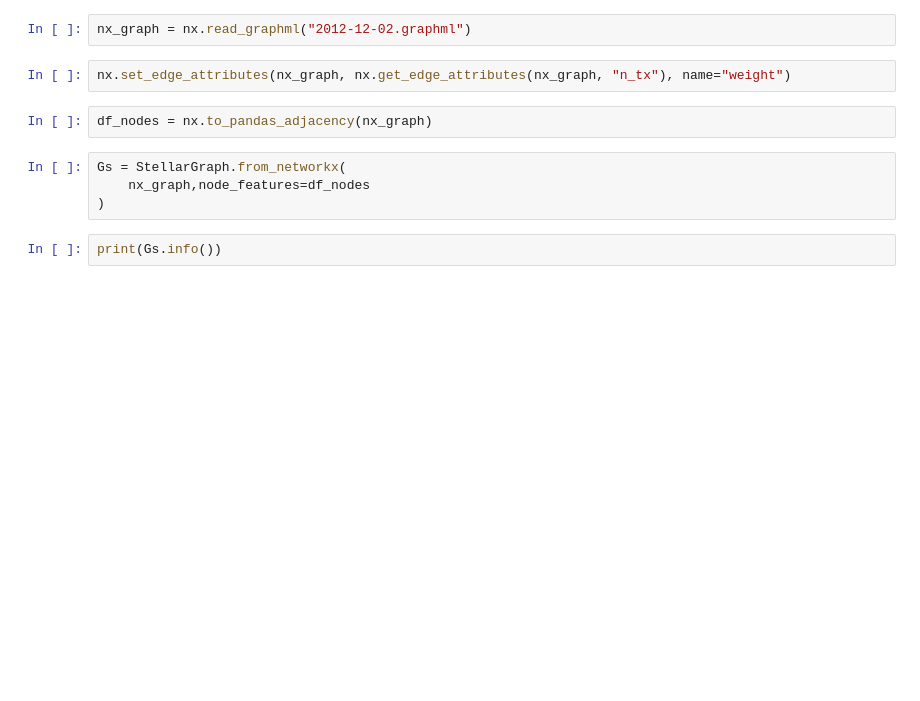
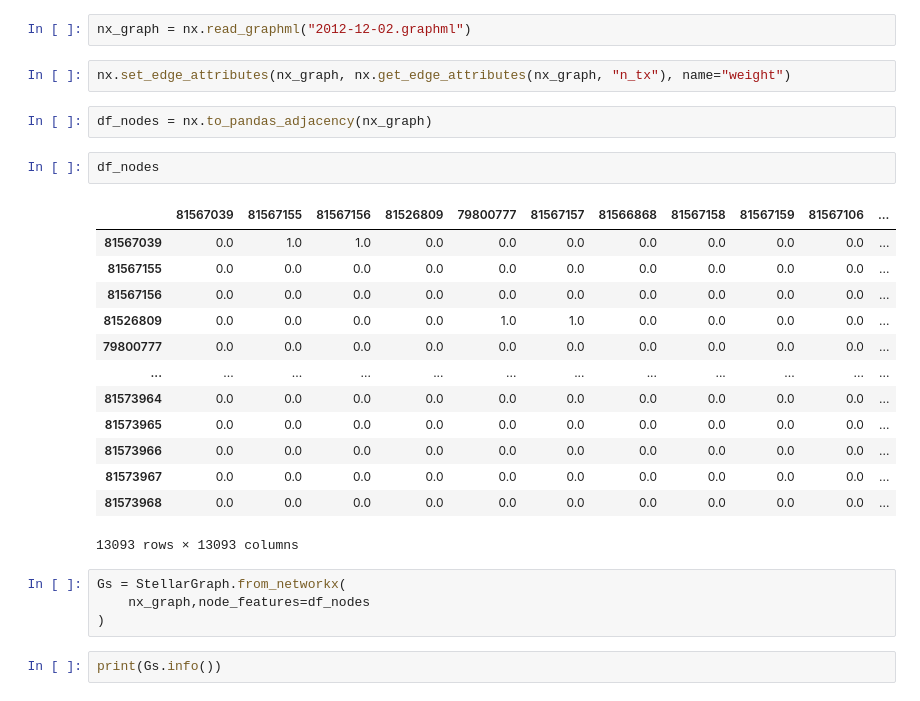
Before and after one commit to minghl/Link-Prediction-Matser-Project, a Jupyter notebook: Untitled.ipynb, the cells around one changed output. Drawn from its saved outputs; the diff is of its cells as text; blank space fills up the shorter version.

```diff
--- a/Untitled.ipynb
+++ b/Untitled.ipynb
@@ -31,6 +31,22 @@ nx_graph = nx.read_graphml("2012-12-02.graphml")
 nx.set_edge_attributes(nx_graph, nx.get_edge_attributes(nx_graph, "n_tx"), name="weight")
 # %%
 df_nodes = nx.to_pandas_adjacency(nx_graph)
+# %%
+df_nodes
+# %% [output]
+|  | 81567039 | 81567155 | 81567156 | 81526809 | 79800777 | 81567157 | 81566868 | 81567158 | 81567159 | 81567106 | ... |
+| 81567039 | 0.0 | 1.0 | 1.0 | 0.0 | 0.0 | 0.0 | 0.0 | 0.0 | 0.0 | 0.0 | ... |
+| 81567155 | 0.0 | 0.0 | 0.0 | 0.0 | 0.0 | 0.0 | 0.0 | 0.0 | 0.0 | 0.0 | ... |
+| 81567156 | 0.0 | 0.0 | 0.0 | 0.0 | 0.0 | 0.0 | 0.0 | 0.0 | 0.0 | 0.0 | ... |
+| 81526809 | 0.0 | 0.0 | 0.0 | 0.0 | 1.0 | 1.0 | 0.0 | 0.0 | 0.0 | 0.0 | ... |
+| 79800777 | 0.0 | 0.0 | 0.0 | 0.0 | 0.0 | 0.0 | 0.0 | 0.0 | 0.0 | 0.0 | ... |
+| ... | ... | ... | ... | ... | ... | ... | ... | ... | ... | ... | ... |
+| 81573964 | 0.0 | 0.0 | 0.0 | 0.0 | 0.0 | 0.0 | 0.0 | 0.0 | 0.0 | 0.0 | ... |
+| 81573965 | 0.0 | 0.0 | 0.0 | 0.0 | 0.0 | 0.0 | 0.0 | 0.0 | 0.0 | 0.0 | ... |
+| 81573966 | 0.0 | 0.0 | 0.0 | 0.0 | 0.0 | 0.0 | 0.0 | 0.0 | 0.0 | 0.0 | ... |
+| 81573967 | 0.0 | 0.0 | 0.0 | 0.0 | 0.0 | 0.0 | 0.0 | 0.0 | 0.0 | 0.0 | ... |
+| 81573968 | 0.0 | 0.0 | 0.0 | 0.0 | 0.0 | 0.0 | 0.0 | 0.0 | 0.0 | 0.0 | ... |
+13093 rows × 13093 columns
 # %%
 Gs = StellarGraph.from_networkx(
     nx_graph,node_features=df_nodes
```
Also changed, not shown: 1 other file.
